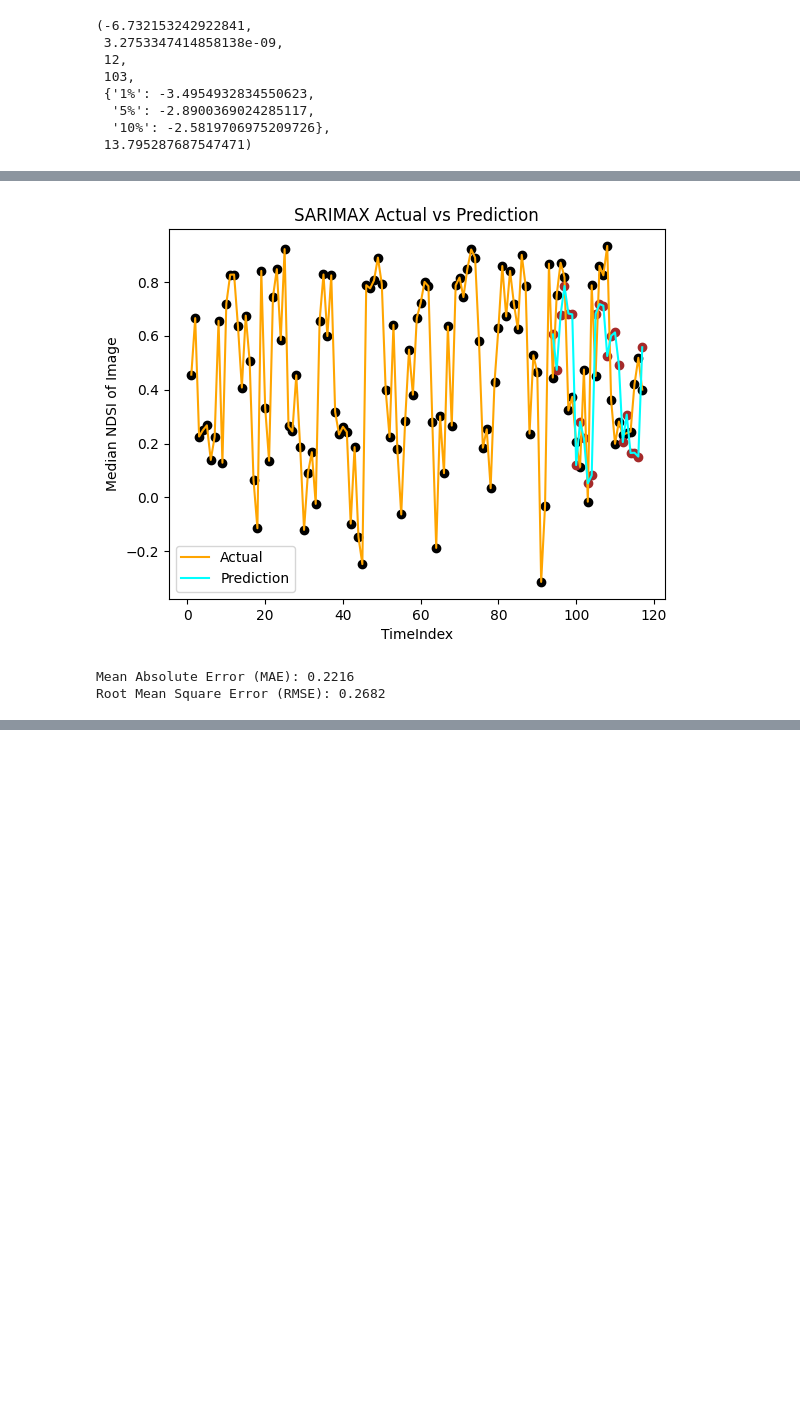
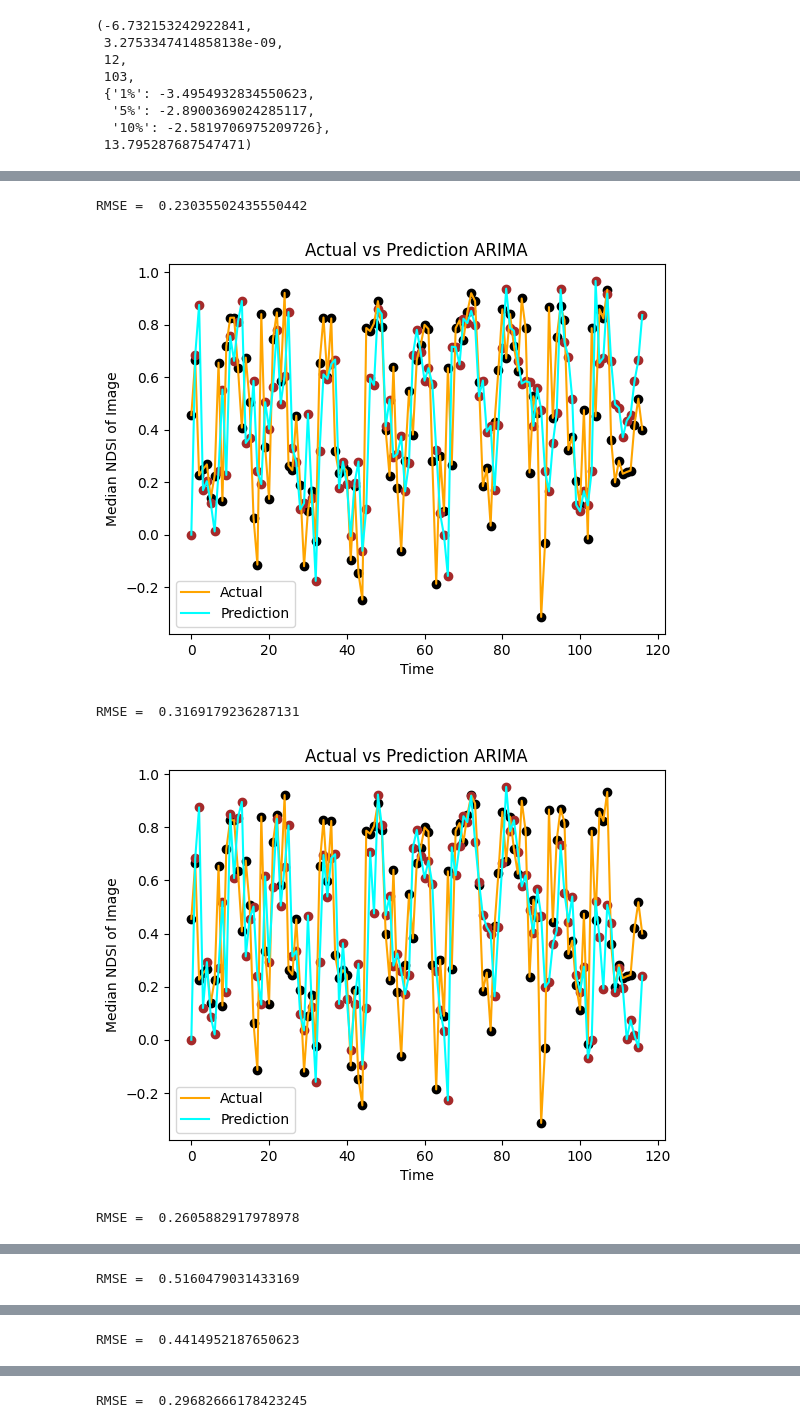
Before and after one commit to pranavkoka/Melting-Glaciers-Capstone, a Jupyter notebook: timeseries_models.ipynb, the cells around one changed output, grey strips where cells are left out. Cells and saved outputs as stored; diff of their text form; code cells hidden in the pictures; blank space fills up the shorter version.

Commit message:
implement arima and sarimax with various train test splits

```diff
--- a/timeseries_models.ipynb
+++ b/timeseries_models.ipynb
@@ -344,3 +176,0 @@ ts_diff_rain.plot()
-# %%
-y = ts_dataset['Median NDSI']
-exog = ts_dataset[['Mean Temp', 'RAINFALL']]
@@ -493,11 +176,0 @@ results_df.to_csv(r"data/pdq_vals.csv")
-# %%
-model = SARIMAX(
-    y_train,
-    exog=exog_train,
-    order=(2, 0, 2),          # (p, d, q) values
-    seasonal_order=(0, 1, 2, 12)  # (P, D, Q, m) - m=12 for monthly data
-)
-
-results = model.fit()
-
-print(results.summary())
@@ -538,25 +214,29 @@ plt.show()
 # %%
-plt.plot(ts_dataset['timeindex'], ts_dataset['Median NDSI'], c = 'orange')
-plt.plot(y_test.index+1, y_pred, c = 'cyan')
-plt.scatter(ts_dataset['timeindex'], ts_dataset['Median NDSI'], c = 'black')
-plt.scatter(y_test.index+1, y_pred, c = 'brown')
-plt.xlabel("TimeIndex")
-plt.ylabel("Median NDSI of Image")
-plt.title("SARIMAX Actual vs Prediction")
-plt.legend(["Actual", "Prediction"])
-plt.show()
+def run_arima(y, test_percent):
+    num = int(test_percent*len(y)/100)
+    train = y[:-num]
+    test = y[-num:]
+    model = ARIMA(train, order=(12,2,0))
+    model_fit = model.fit()
+    model_pred = model_fit.predict(start = len(train), end = len(y)-1)
+    rmse = np.sqrt(mse(test, model_pred))
+    print("RMSE = ", rmse)
+
+    plt.plot(y.index, y, c = 'orange')
+    plt.plot(y.index, model_fit.predict(start=0,end=len(y)-1), c = 'cyan')
+    plt.scatter(y.index, y, c = 'black')
+    plt.scatter(y.index, model_fit.predict(start=0,end=len(y)-1), c = 'brown')
+    plt.xlabel("Time")
+    plt.ylabel("Median NDSI of Image")
+    plt.title("Actual vs Prediction ARIMA")
+    plt.legend(["Actual", "Prediction"])
+    plt.show()
-# %% [output]
-[figure, removed]
-# %%
-from sklearn.metrics import mean_absolute_error, mean_squared_error
-import numpy as np
-
-# Compute error metrics
-mae = mean_absolute_error(y_test, y_pred)
-rmse = np.sqrt(mean_squared_error(y_test, y_pred))
-
-print(f"Mean Absolute Error (MAE): {mae:.4f}")
-print(f"Root Mean Square Error (RMSE): {rmse:.4f}")
-# %% [output]
-Mean Absolute Error (MAE): 0.2216
-Root Mean Square Error (RMSE): 0.2682
+# %%
+for i in range(10,100,10):
+    run_arima(y, i)
+# %% [output]
+RMSE =  0.23035502435550442
+[figure, added]
+RMSE =  0.3169179236287131
+[figure, added]
+RMSE =  0.2605882917978978
@@ -562,0 +244 @@ Root Mean Square Error (RMSE): 0.2682
+RMSE =  0.5160479031433169
@@ -562,0 +246 @@ Root Mean Square Error (RMSE): 0.2682
+RMSE =  0.4414952187650623
@@ -562,0 +248 @@ Root Mean Square Error (RMSE): 0.2682
+RMSE =  0.29682666178423245
```
Also changed, not shown: parts of 26 cells of this notebook, 1 other file.
